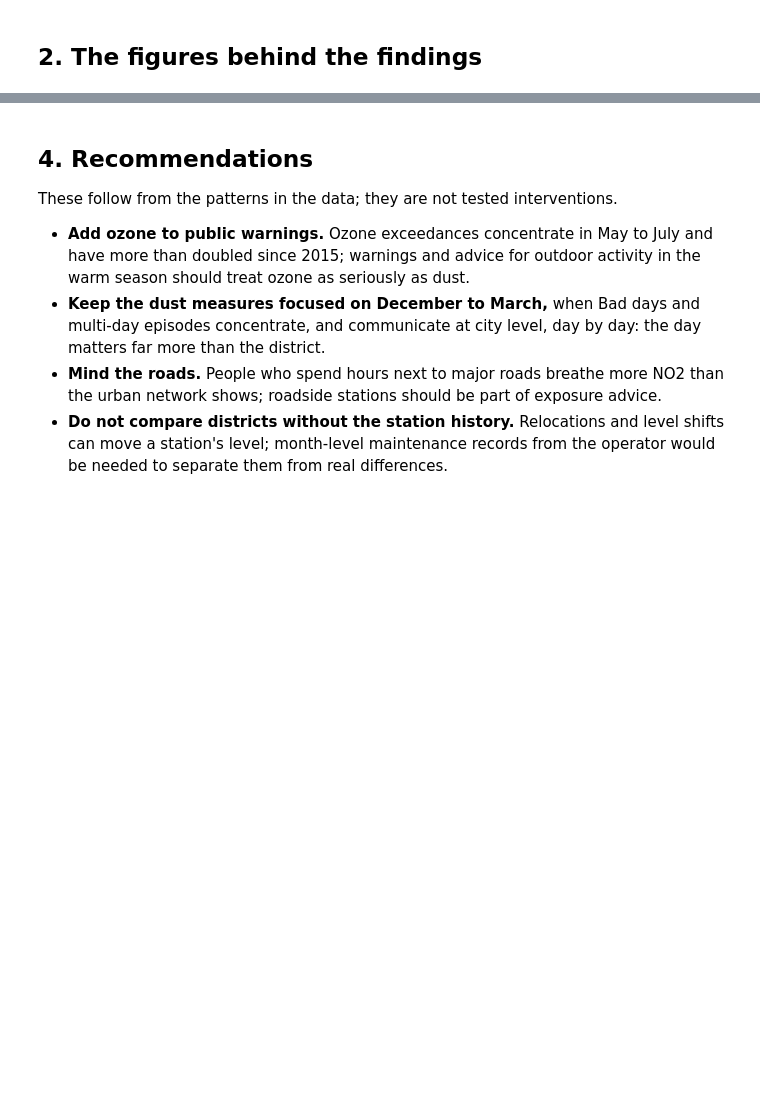
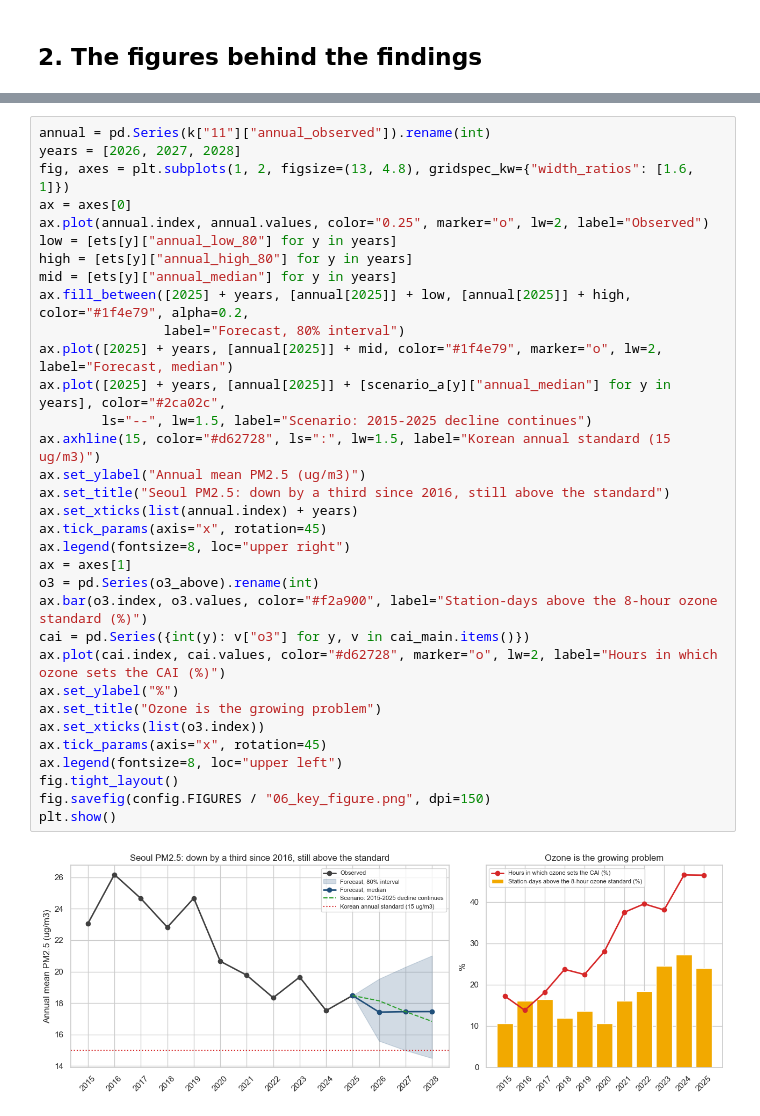
Before and after one commit to moliiner/air_pollution_analysis_seoul, a Jupyter notebook: notebooks/06_insights_summary.ipynb, the cells around one changed output, grey strips where cells are left out. Drawn from its saved outputs; the diff is of its cells as text; blank space fills up the shorter version.

```diff
--- a/notebooks/06_insights_summary.ipynb
+++ b/notebooks/06_insights_summary.ipynb
@@ -99,10 +117,36 @@ pd.DataFrame(facts, columns=["topic", "figure", "value"]).set_index(["topic", "f
-# %% [markdown]
-## 4. Recommendations
-
-These follow from the patterns in the data; they are not tested interventions.
-
-- **Add ozone to public warnings.** Ozone exceedances concentrate in May to July and have more than doubled since 2015; warnings and advice for outdoor activity in the warm season should treat ozone as seriously as dust.
-- **Keep the dust measures focused on December to March,** when Bad days and multi-day episodes concentrate, and communicate at city level, day by day: the day matters far more than the district.
-- **Mind the roads.** People who spend hours next to major roads breathe more NO2 than the urban network shows; roadside stations should be part of exposure advice.
-- **Do not compare districts without the station history.** Relocations and level shifts can move a station's level; month-level maintenance records from the operator would be needed to separate them from real differences.
+# %%
+annual = pd.Series(k["11"]["annual_observed"]).rename(int)
+years = [2026, 2027, 2028]
+fig, axes = plt.subplots(1, 2, figsize=(13, 4.8), gridspec_kw={"width_ratios": [1.6, 1]})
+ax = axes[0]
+ax.plot(annual.index, annual.values, color="0.25", marker="o", lw=2, label="Observed")
+low = [ets[y]["annual_low_80"] for y in years]
+high = [ets[y]["annual_high_80"] for y in years]
+mid = [ets[y]["annual_median"] for y in years]
+ax.fill_between([2025] + years, [annual[2025]] + low, [annual[2025]] + high, color="#1f4e79", alpha=0.2,
+                label="Forecast, 80% interval")
+ax.plot([2025] + years, [annual[2025]] + mid, color="#1f4e79", marker="o", lw=2, label="Forecast, median")
+ax.plot([2025] + years, [annual[2025]] + [scenario_a[y]["annual_median"] for y in years], color="#2ca02c",
+        ls="--", lw=1.5, label="Scenario: 2015-2025 decline continues")
+ax.axhline(15, color="#d62728", ls=":", lw=1.5, label="Korean annual standard (15 ug/m3)")
+ax.set_ylabel("Annual mean PM2.5 (ug/m3)")
+ax.set_title("Seoul PM2.5: down by a third since 2016, still above the standard")
+ax.set_xticks(list(annual.index) + years)
+ax.tick_params(axis="x", rotation=45)
+ax.legend(fontsize=8, loc="upper right")
+ax = axes[1]
+o3 = pd.Series(o3_above).rename(int)
+ax.bar(o3.index, o3.values, color="#f2a900", label="Station-days above the 8-hour ozone standard (%)")
+cai = pd.Series({int(y): v["o3"] for y, v in cai_main.items()})
+ax.plot(cai.index, cai.values, color="#d62728", marker="o", lw=2, label="Hours in which ozone sets the CAI (%)")
+ax.set_ylabel("%")
+ax.set_title("Ozone is the growing problem")
+ax.set_xticks(list(o3.index))
+ax.tick_params(axis="x", rotation=45)
+ax.legend(fontsize=8, loc="upper left")
+fig.tight_layout()
+fig.savefig(config.FIGURES / "06_key_figure.png", dpi=150)
+plt.show()
+# %% [output]
+[figure, added]
 # %% [markdown]
```
Also changed, not shown: parts of 7 cells of this notebook, 23 other files.
